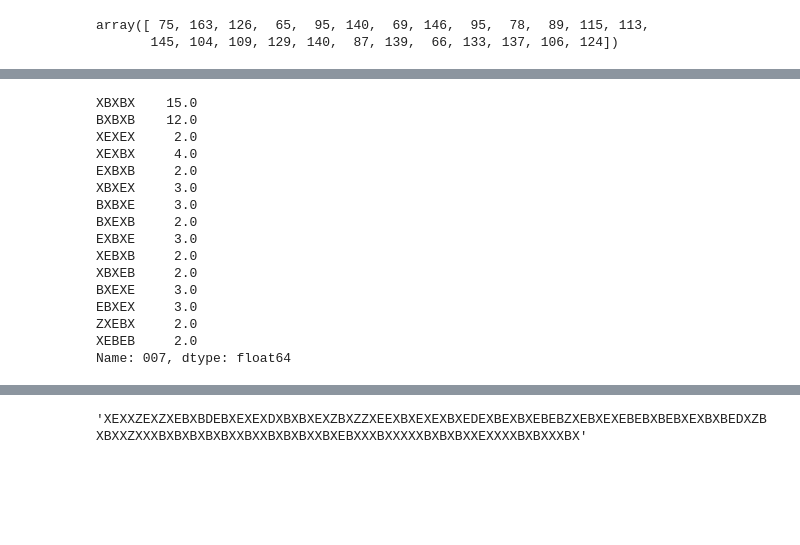
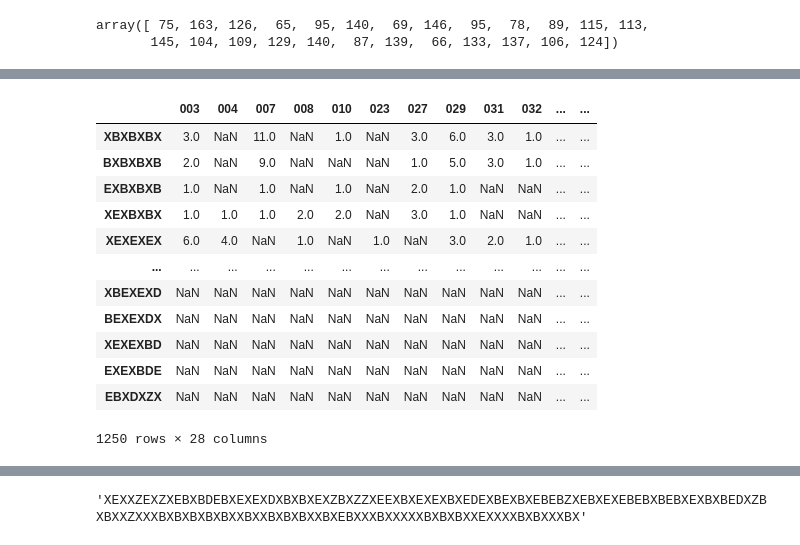
Before and after one commit to habom2310/eye-tracking-in-aviation, a Jupyter notebook: subsequence frequency.ipynb, the cells around one changed output, grey strips where cells are left out. Cells and saved outputs as stored; diff of their text form; code cells hidden in the pictures; blank space fills up the shorter version.

```diff
--- a/subsequence frequency.ipynb
+++ b/subsequence frequency.ipynb
@@ -532,20 +535,16 @@ sorted_subseqcount
-# %%
-par_id = par_ids[2]
-df_subseq[df_subseq[par_id]>=2][par_id]
-# %% [output]
-XBXBX    15.0
-BXBXB    12.0
-XEXEX     2.0
-XEXBX     4.0
-EXBXB     2.0
-XBXEX     3.0
-BXBXE     3.0
-BXEXB     2.0
-EXBXE     3.0
-XEBXB     2.0
-XBXEB     2.0
-BXEXE     3.0
-EBXEX     3.0
-ZXEBX     2.0
-XEBEB     2.0
-Name: 007, dtype: float64
+# %%
+df_subseq
+# %% [output]
+|  | 003 | 004 | 007 | 008 | 010 | 023 | 027 | 029 | 031 | 032 | ... | ... |
+| XBXBXBX | 3.0 | NaN | 11.0 | NaN | 1.0 | NaN | 3.0 | 6.0 | 3.0 | 1.0 | ... | ... |
+| BXBXBXB | 2.0 | NaN | 9.0 | NaN | NaN | NaN | 1.0 | 5.0 | 3.0 | 1.0 | ... | ... |
+| EXBXBXB | 1.0 | NaN | 1.0 | NaN | 1.0 | NaN | 2.0 | 1.0 | NaN | NaN | ... | ... |
+| XEXBXBX | 1.0 | 1.0 | 1.0 | 2.0 | 2.0 | NaN | 3.0 | 1.0 | NaN | NaN | ... | ... |
+| XEXEXEX | 6.0 | 4.0 | NaN | 1.0 | NaN | 1.0 | NaN | 3.0 | 2.0 | 1.0 | ... | ... |
+| ... | ... | ... | ... | ... | ... | ... | ... | ... | ... | ... | ... | ... |
+| XBEXEXD | NaN | NaN | NaN | NaN | NaN | NaN | NaN | NaN | NaN | NaN | ... | ... |
+| BEXEXDX | NaN | NaN | NaN | NaN | NaN | NaN | NaN | NaN | NaN | NaN | ... | ... |
+| XEXEXBD | NaN | NaN | NaN | NaN | NaN | NaN | NaN | NaN | NaN | NaN | ... | ... |
+| EXEXBDE | NaN | NaN | NaN | NaN | NaN | NaN | NaN | NaN | NaN | NaN | ... | ... |
+| EBXDXZX | NaN | NaN | NaN | NaN | NaN | NaN | NaN | NaN | NaN | NaN | ... | ... |
+1250 rows × 28 columns
```
Also changed, not shown: parts of 15 cells of this notebook, 9 other files.
